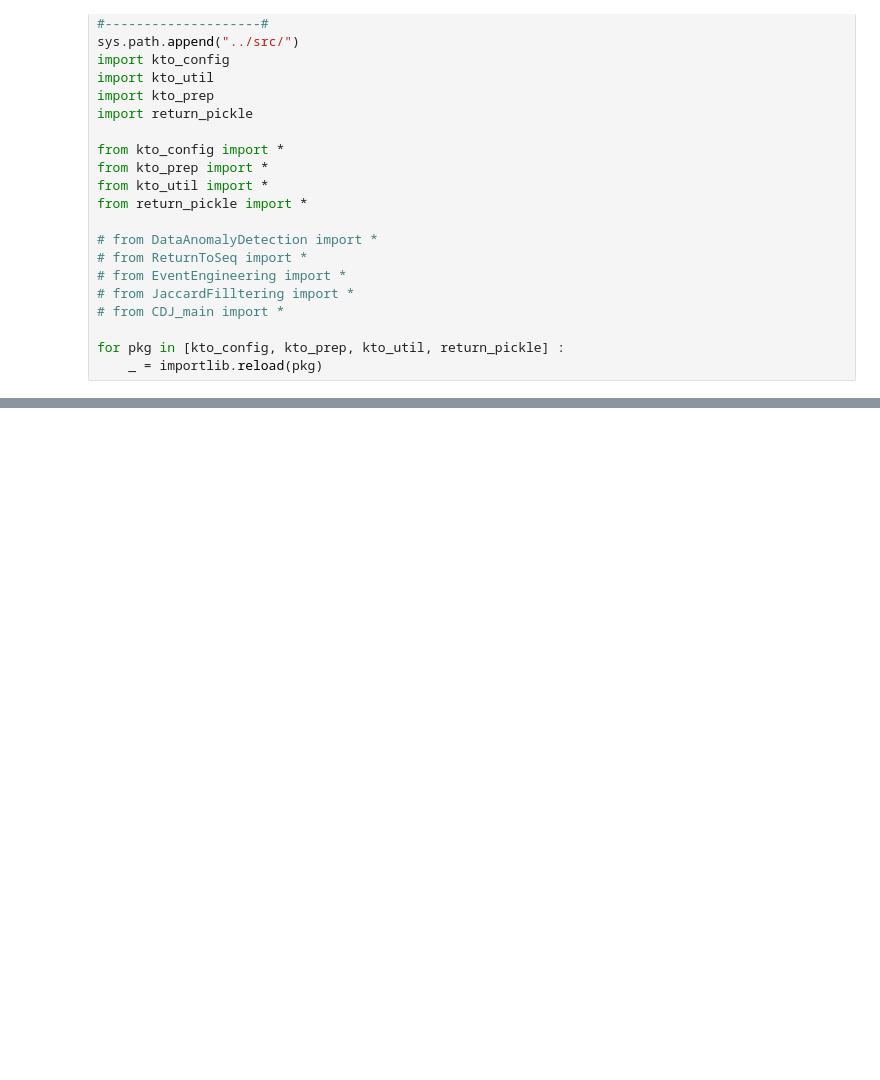
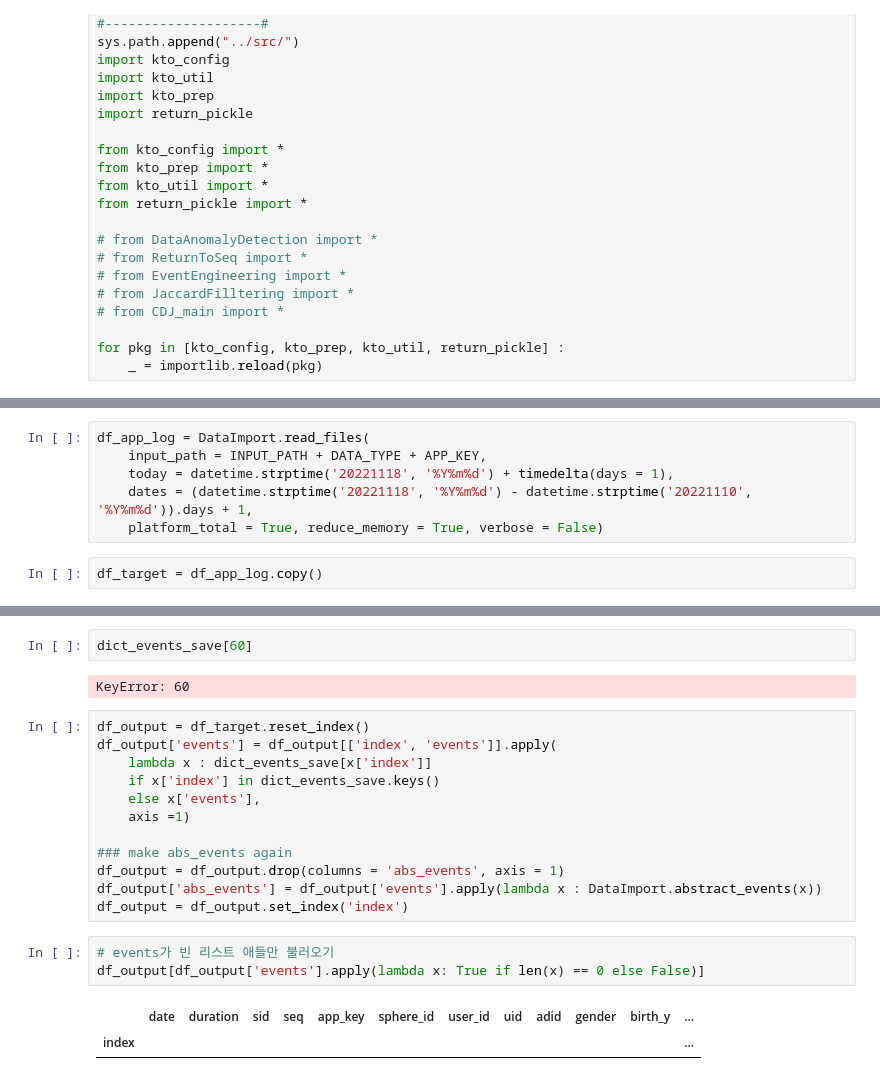
Before and after one commit to tand-datateam-th/kto_prj_git, a Jupyter notebook: KTO_pickle.ipynb, the cells around one changed output, grey strips where cells are left out. Cells and saved outputs as stored; diff of their text form; blank space fills up the shorter version.

```diff
--- a/KTO_pickle.ipynb
+++ b/KTO_pickle.ipynb
@@ -115,0 +79,8 @@ KeyError: 'date'
+# %%
+df_app_log = DataImport.read_files(
+    input_path = INPUT_PATH + DATA_TYPE + APP_KEY,
+    today = datetime.strptime('20221118', '%Y%m%d') + timedelta(days = 1),
+    dates = (datetime.strptime('20221118', '%Y%m%d') - datetime.strptime('20221110', '%Y%m%d')).days + 1,
+    platform_total = True, reduce_memory = True, verbose = False)
+# %%
+df_target = df_app_log.copy()
@@ -115,0 +149,22 @@ KeyError: 'date'
+# %%
+dict_events_save[60]
+# %% [output]
+KeyError: 60
+# %%
+df_output = df_target.reset_index()
+df_output['events'] = df_output[['index', 'events']].apply(
+    lambda x : dict_events_save[x['index']]
+    if x['index'] in dict_events_save.keys()
+    else x['events'],
+    axis =1)
+
+### make abs_events again
+df_output = df_output.drop(columns = 'abs_events', axis = 1)
+df_output['abs_events'] = df_output['events'].apply(lambda x : DataImport.abstract_events(x))
+df_output = df_output.set_index('index')
+# %%
+# events가 빈 리스트 애들만 불러오기
+df_output[df_output['events'].apply(lambda x: True if len(x) == 0 else False)]
+# %% [output]
+|  | date | duration | sid | seq | app_key | sphere_id | user_id | uid | adid | gender | birth_y | ... |
+| index |  |  |  |  |  |  |  |  |  |  |  | ... |
```
Also changed, not shown: parts of 10 cells of this notebook, 3 other files.
